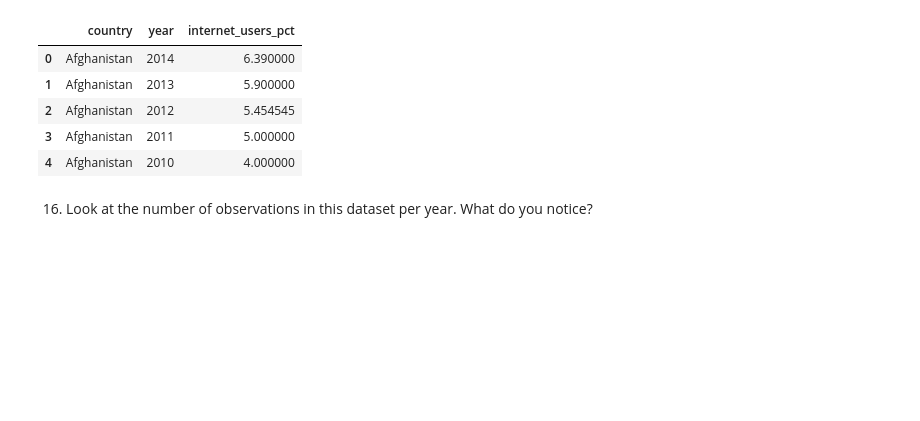
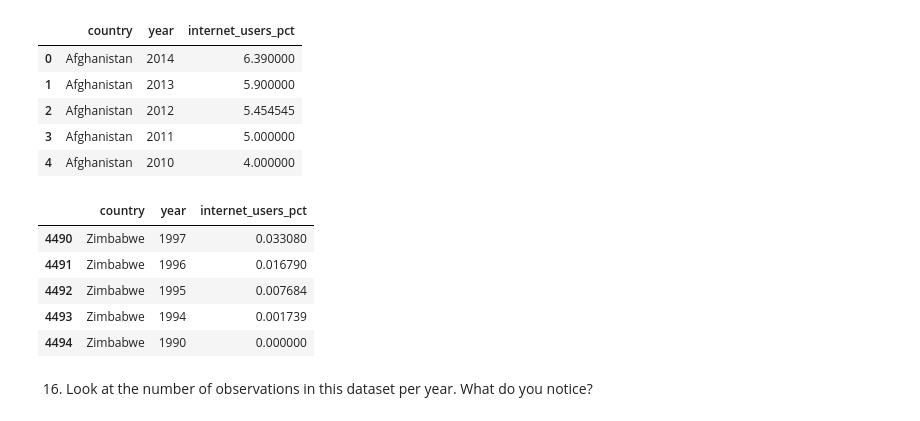
Before and after one commit to NSS-Data-Analytics-Cohort-10/gdp-and-internet-usage-marthahunter, a Jupyter notebook: notebooks/un_data_project.ipynb, the cells around one changed output. Drawn from its saved outputs; the diff is of its cells as text; code cells hidden in the pictures; blank space fills up the shorter version.

```diff
--- a/notebooks/un_data_project.ipynb
+++ b/notebooks/un_data_project.ipynb
@@ -402,5 +402,15 @@ cleaned_internet_df.head()
 | 2 | Afghanistan | 2012 | 5.454545 |
 | 3 | Afghanistan | 2011 | 5.000000 |
 | 4 | Afghanistan | 2010 | 4.000000 |
+# %%
+clean_internet = cleaned_internet_df[cleaned_internet_df['country']!= 'footnoteSeqID']
+clean_internet.tail()
+# %% [output]
+|  | country | year | internet_users_pct |
+| 4490 | Zimbabwe | 1997 | 0.033080 |
+| 4491 | Zimbabwe | 1996 | 0.016790 |
+| 4492 | Zimbabwe | 1995 | 0.007684 |
+| 4493 | Zimbabwe | 1994 | 0.001739 |
+| 4494 | Zimbabwe | 1990 | 0.000000 |
 # %% [markdown]
 16. Look at the number of observations in this dataset per year. What do you notice?
```
Also changed, not shown: parts of 35 cells of this notebook.
